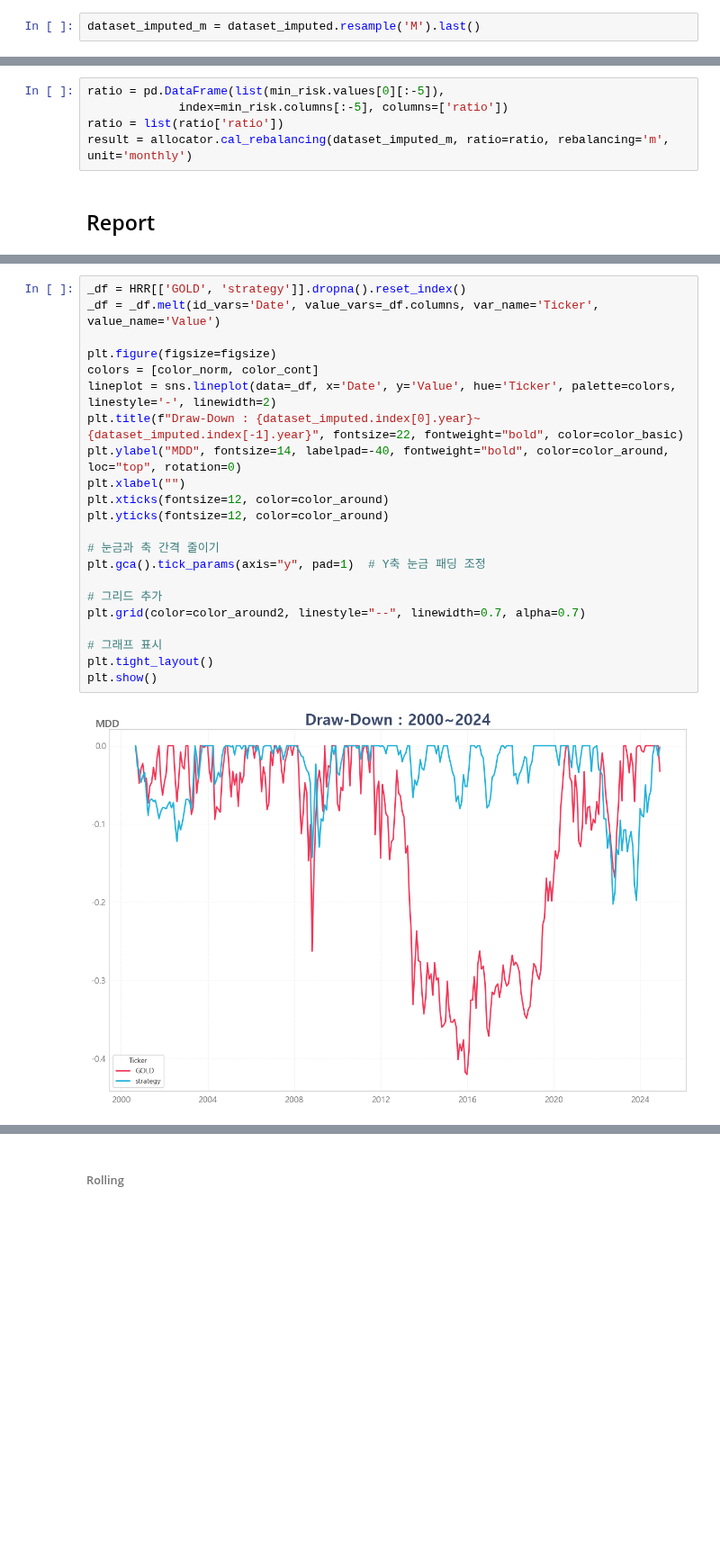
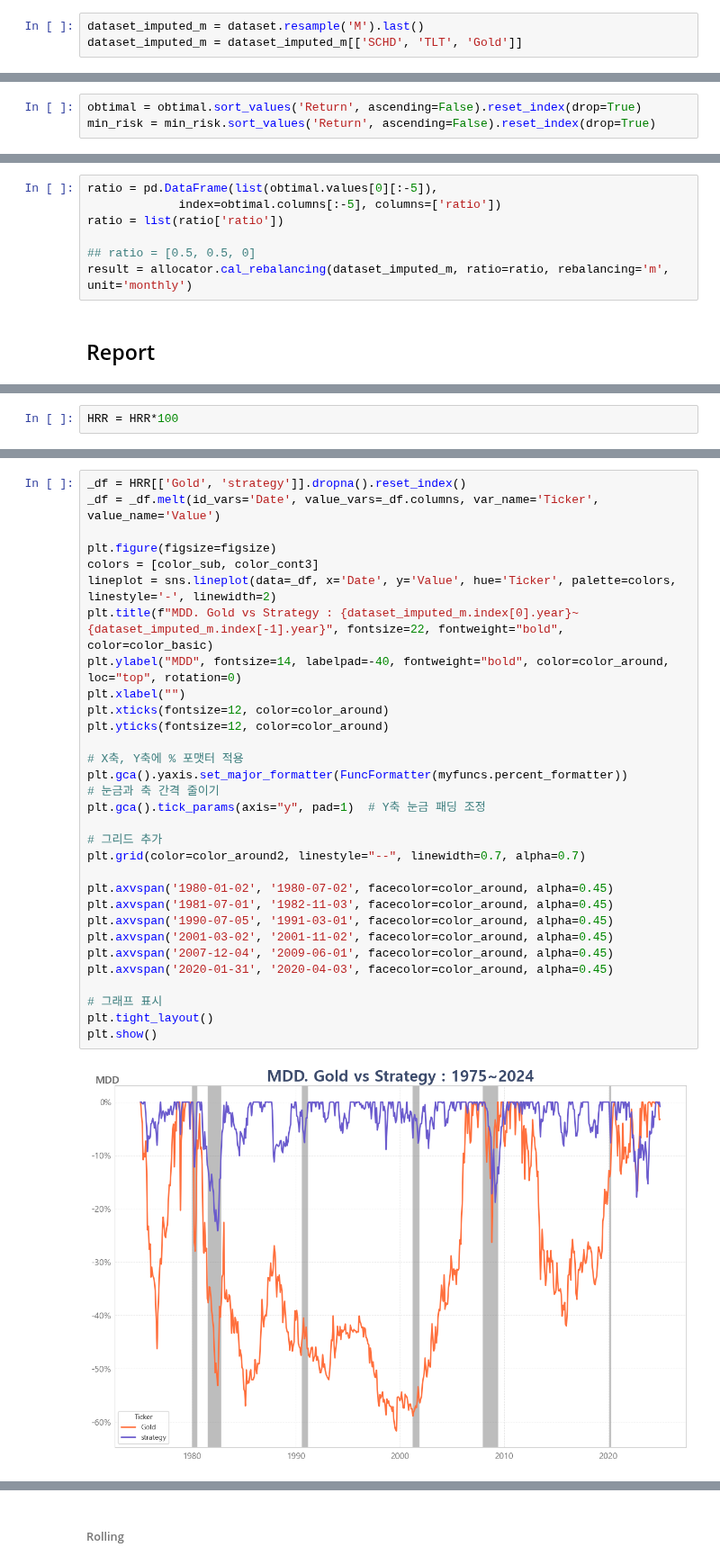
Before and after one commit to sdjhs0327/ws_fn, a Jupyter notebook: strategy/00_02_AWP.ipynb, the cells around one changed output, grey strips where cells are left out. Shown at 90% size. Cells and saved outputs as stored; diff of their text form; blank space fills up the shorter version.

```diff
--- a/strategy/00_02_AWP.ipynb
+++ b/strategy/00_02_AWP.ipynb
@@ -261,5 +256,6 @@ dataset_imputed = dataset_imputed[['QQQ', 'SCHD', 'TLT', 'GOLD']].dropna()
 # %%
-dataset_imputed_m = dataset_imputed.resample('M').last()
+dataset_imputed_m = dataset.resample('M').last()
+dataset_imputed_m = dataset_imputed_m[['SCHD', 'TLT', 'Gold']]
 # %% [markdown]
 ## Proc
 # %%
@@ -293,3 +274,6 @@ process, obtimal, min_risk = allocator.cal_optimal(dataset_imputed_m, unit='mont
+# %%
+obtimal = obtimal.sort_values('Return', ascending=False).reset_index(drop=True)
+min_risk = min_risk.sort_values('Return', ascending=False).reset_index(drop=True)
 # %%
 fig, ax = plt.subplots(figsize=figsize)
 
@@ -341,7 +327,9 @@ min_risk
 # %%
-ratio = pd.DataFrame(list(min_risk.values[0][:-5]),
-             index=min_risk.columns[:-5], columns=['ratio'])
+ratio = pd.DataFrame(list(obtimal.values[0][:-5]),
+             index=obtimal.columns[:-5], columns=['ratio'])
 ratio = list(ratio['ratio'])
+
+## ratio = [0.5, 0.5, 0]
 result = allocator.cal_rebalancing(dataset_imputed_m, ratio=ratio, rebalancing='m', unit='monthly')
 # %% [markdown]
 ## Report
@@ -410,3 +401,5 @@ MDD
+# %%
+HRR = HRR*100
 # %%
 _df = HRR[['SCHD', 'strategy']].dropna().reset_index()
 _df = _df.melt(id_vars='Date', value_vars=_df.columns, var_name='Ticker', value_name='Value')
@@ -458,24 +470,33 @@ plt.show()
 # %%
-_df = HRR[['GOLD', 'strategy']].dropna().reset_index()
+_df = HRR[['Gold', 'strategy']].dropna().reset_index()
 _df = _df.melt(id_vars='Date', value_vars=_df.columns, var_name='Ticker', value_name='Value')
 
 plt.figure(figsize=figsize)
-colors = [color_norm, color_cont]
+colors = [color_sub, color_cont3]
 lineplot = sns.lineplot(data=_df, x='Date', y='Value', hue='Ticker', palette=colors, linestyle='-', linewidth=2)
-plt.title(f"Draw-Down : {dataset_imputed.index[0].year}~{dataset_imputed.index[-1].year}", fontsize=22, fontweight="bold", color=color_basic)
+plt.title(f"MDD. Gold vs Strategy : {dataset_imputed_m.index[0].year}~{dataset_imputed_m.index[-1].year}", fontsize=22, fontweight="bold", color=color_basic)
 plt.ylabel("MDD", fontsize=14, labelpad=-40, fontweight="bold", color=color_around, loc="top", rotation=0)
 plt.xlabel("")
 plt.xticks(fontsize=12, color=color_around)
 plt.yticks(fontsize=12, color=color_around)
 
+# X축, Y축에 % 포맷터 적용
+plt.gca().yaxis.set_major_formatter(FuncFormatter(myfuncs.percent_formatter))
 # 눈금과 축 간격 줄이기
 plt.gca().tick_params(axis="y", pad=1)  # Y축 눈금 패딩 조정
 
 # 그리드 추가
 plt.grid(color=color_around2, linestyle="--", linewidth=0.7, alpha=0.7)
 
+plt.axvspan('1980-01-02', '1980-07-02', facecolor=color_around, alpha=0.45)
+plt.axvspan('1981-07-01', '1982-11-03', facecolor=color_around, alpha=0.45)
+plt.axvspan('1990-07-05', '1991-03-01', facecolor=color_around, alpha=0.45)
+plt.axvspan('2001-03-02', '2001-11-02', facecolor=color_around, alpha=0.45)
+plt.axvspan('2007-12-04', '2009-06-01', facecolor=color_around, alpha=0.45)
+plt.axvspan('2020-01-31', '2020-04-03', facecolor=color_around, alpha=0.45)
+
 # 그래프 표시
 plt.tight_layout()
 plt.show()
 # %% [output]
-[figure, old version]
+[figure, new version]
```
Also changed, not shown: parts of 23 cells of this notebook, 1 other file.
